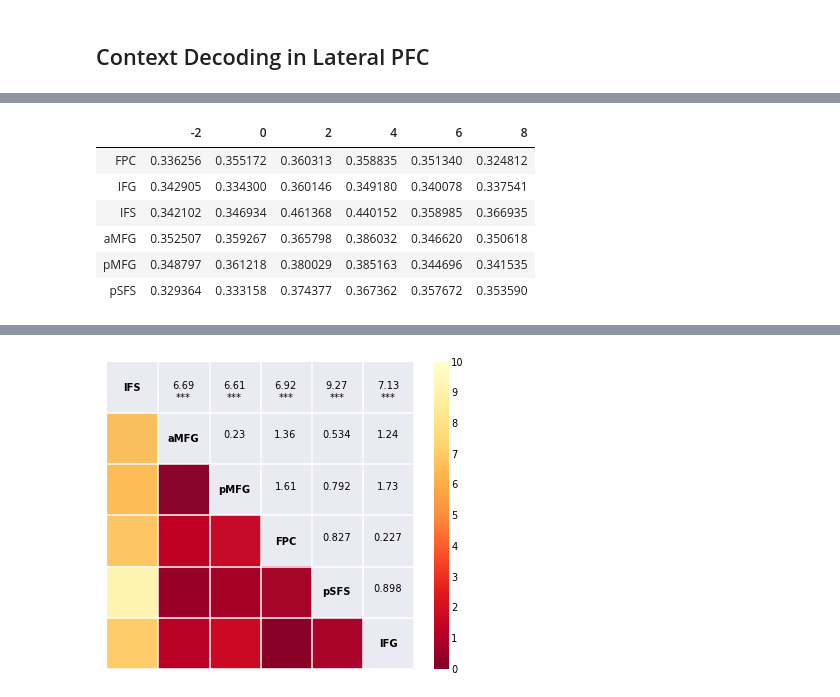
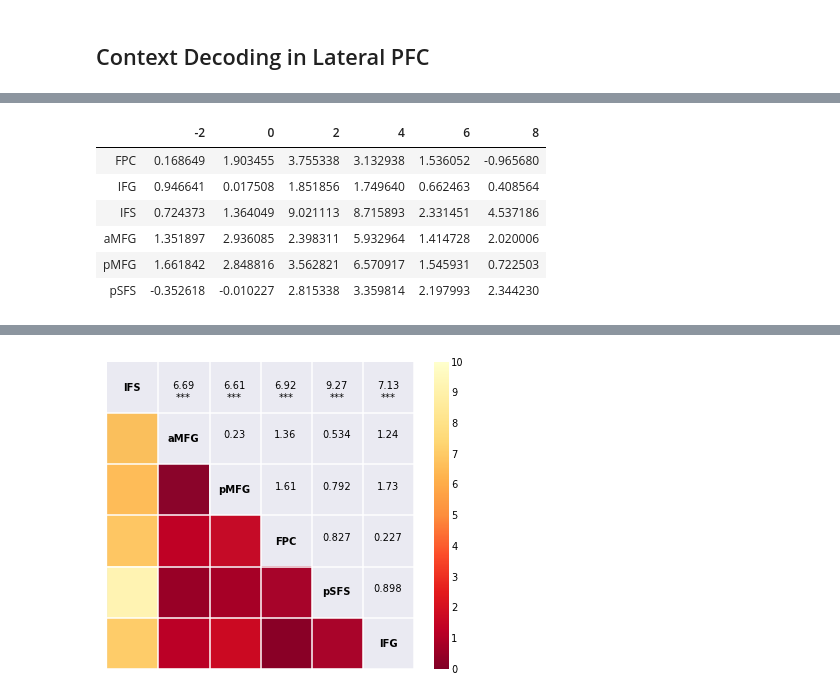
Before and after one commit to WagnerLabPapers/Waskom_JNeurosci_2014, a Jupyter notebook: DKsort_Neuron.ipynb, the cells around one changed output, grey strips where cells are left out. Drawn from its saved outputs; the diff is of its cells as text; code cells hidden in the pictures.

```diff
--- a/DKsort_Neuron.ipynb
+++ b/DKsort_Neuron.ipynb
@@ -248,9 +233,10 @@ pfc_masks = ["ifs", "amfg", "pmfg", "fpc", "psfs", "lifg"]
 # Set some parameters
 frames = np.arange(-1, 5)
 model = LogisticRegression()
-n_shuffle = 10
+n_shuffle = 100
 shuffle_seed = 42
 n_tests = len(frames) * len(pfc_rois)
+dv = dv
 # %%
 pfc_accs = dict()
 pfc_chance = dict()
@@ -267,7 +253,7 @@ for rule in rules:
     for roi, mask in zip(pfc_rois, pfc_masks):
         ds = mvpa.load_datasets(rule, roi, "yeo17_%s-graymid" % mask, frames)
         pfc_accs[rule][roi] = mvpa.decode_group(ds, model)
-        null_dists[roi] = mvpa.classifier_permutations(ds, model, n_iter=n_shuffle, random_seed=shuffle_seed)
+        null_dists[roi] = mvpa.classifier_permutations(ds, model, n_iter=n_shuffle, random_seed=shuffle_seed, dv=dv)
         pfc_chance[rule][roi] = np.array([np.mean(d, axis=0) for d in null_dists[roi]])
 
     # Calculate a null distribution of the max statistic for each subject
@@ -291,14 +277,11 @@ for rule in rules:
         for tr_i, tr_data in enumerate(pfc_accs[rule][roi].T):
             chance = pfc_chance[rule][roi].T[tr_i]
             score = tr_data - chance
-            t, p, null_dist = moss.randomize_onesample(score, 100, random_seed=shuffle_seed, return_dist=True)
+            t, p, null_dist = moss.randomize_onesample(score, 10000, random_seed=shuffle_seed, return_dist=True)
             t_vals[rule][roi].append(t)
             null_t_dists.append(null_dist)
     max_t_dist = np.max(null_t_dists, axis=0)
     cdf = sm.distributions.ECDF(max_t_dist)
     corr_p_vals[rule] = {roi: 1 - cdf(t) for roi, t in t_vals[rule].items()}
-
-    print "ROIs with significant group test for %s rule: " % rule,
-    print ", ".join([roi for roi, vals in corr_p_vals[rule].items() if np.any(vals < 0.05)])
 # %% [output]
 ROIs with significant group test for dimension rule:  FPC, IFS, aMFG, pMFG
@@ -337,10 +330,10 @@ ax_bar.set_ylabel("Subjects with Above-Chance Decoding", fontdict=dict(rotation=
 # %%
-pd.DataFrame({roi: pfc_accs["dimension"][roi].mean(axis=0) for roi in pfc_rois}, index=frames * 2).T
+pd.DataFrame(t_vals["dimension"], index=frames * 2).T
 # %% [output]
 |  | -2 | 0 | 2 | 4 | 6 | 8 |
-| FPC | 0.336256 | 0.355172 | 0.360313 | 0.358835 | 0.351340 | 0.324812 |
-| IFG | 0.342905 | 0.334300 | 0.360146 | 0.349180 | 0.340078 | 0.337541 |
-| IFS | 0.342102 | 0.346934 | 0.461368 | 0.440152 | 0.358985 | 0.366935 |
-| aMFG | 0.352507 | 0.359267 | 0.365798 | 0.386032 | 0.346620 | 0.350618 |
-| pMFG | 0.348797 | 0.361218 | 0.380029 | 0.385163 | 0.344696 | 0.341535 |
-| pSFS | 0.329364 | 0.333158 | 0.374377 | 0.367362 | 0.357672 | 0.353590 |
+| FPC | 0.168649 | 1.903455 | 3.755338 | 3.132938 | 1.536052 | -0.965680 |
+| IFG | 0.946641 | 0.017508 | 1.851856 | 1.749640 | 0.662463 | 0.408564 |
+| IFS | 0.724373 | 1.364049 | 9.021113 | 8.715893 | 2.331451 | 4.537186 |
+| aMFG | 1.351897 | 2.936085 | 2.398311 | 5.932964 | 1.414728 | 2.020006 |
+| pMFG | 1.661842 | 2.848816 | 3.562821 | 6.570917 | 1.545931 | 0.722503 |
+| pSFS | -0.352618 | -0.010227 | 2.815338 | 3.359814 | 2.197993 | 2.344230 |
```
Also changed, not shown: parts of 25 cells of this notebook.
